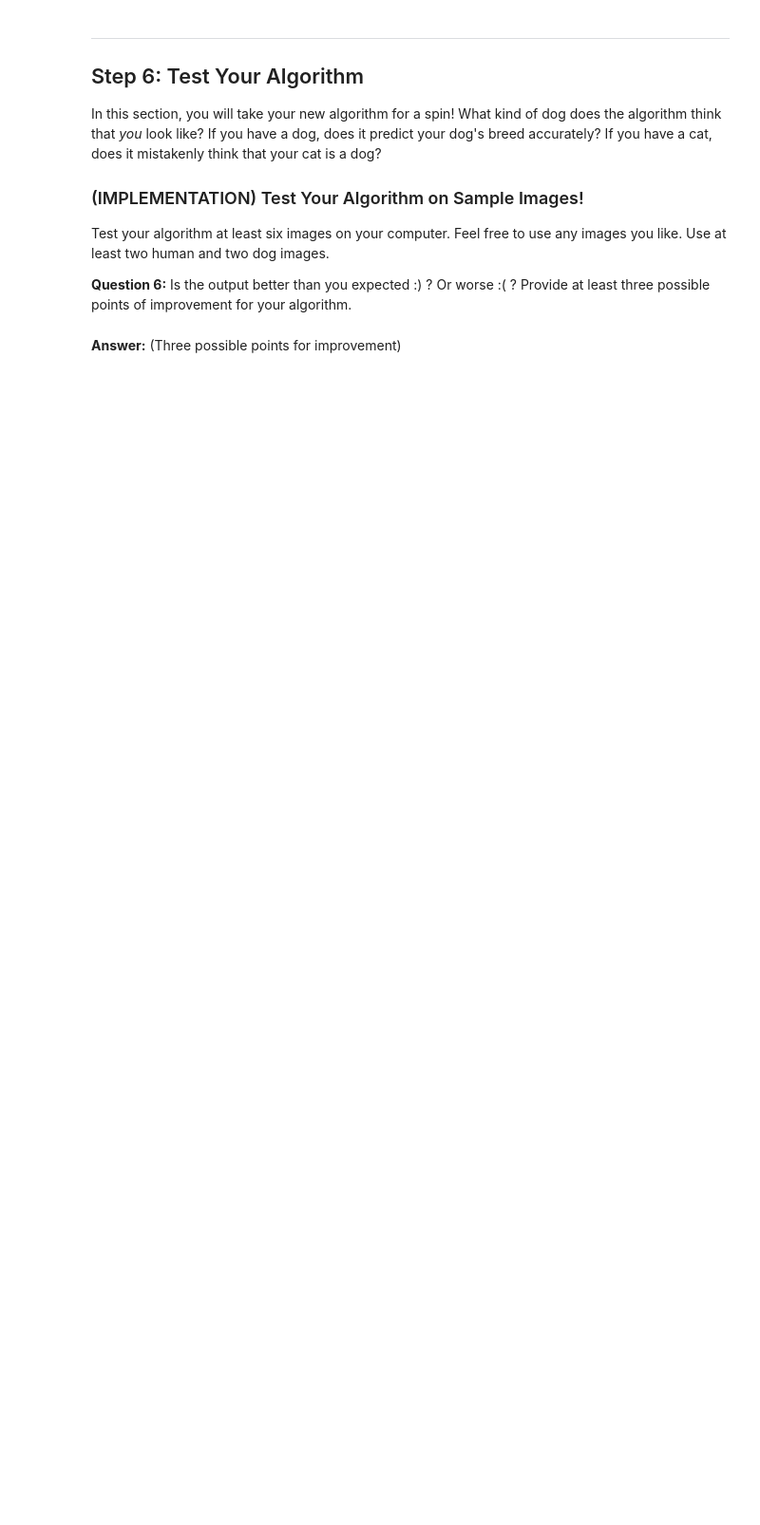
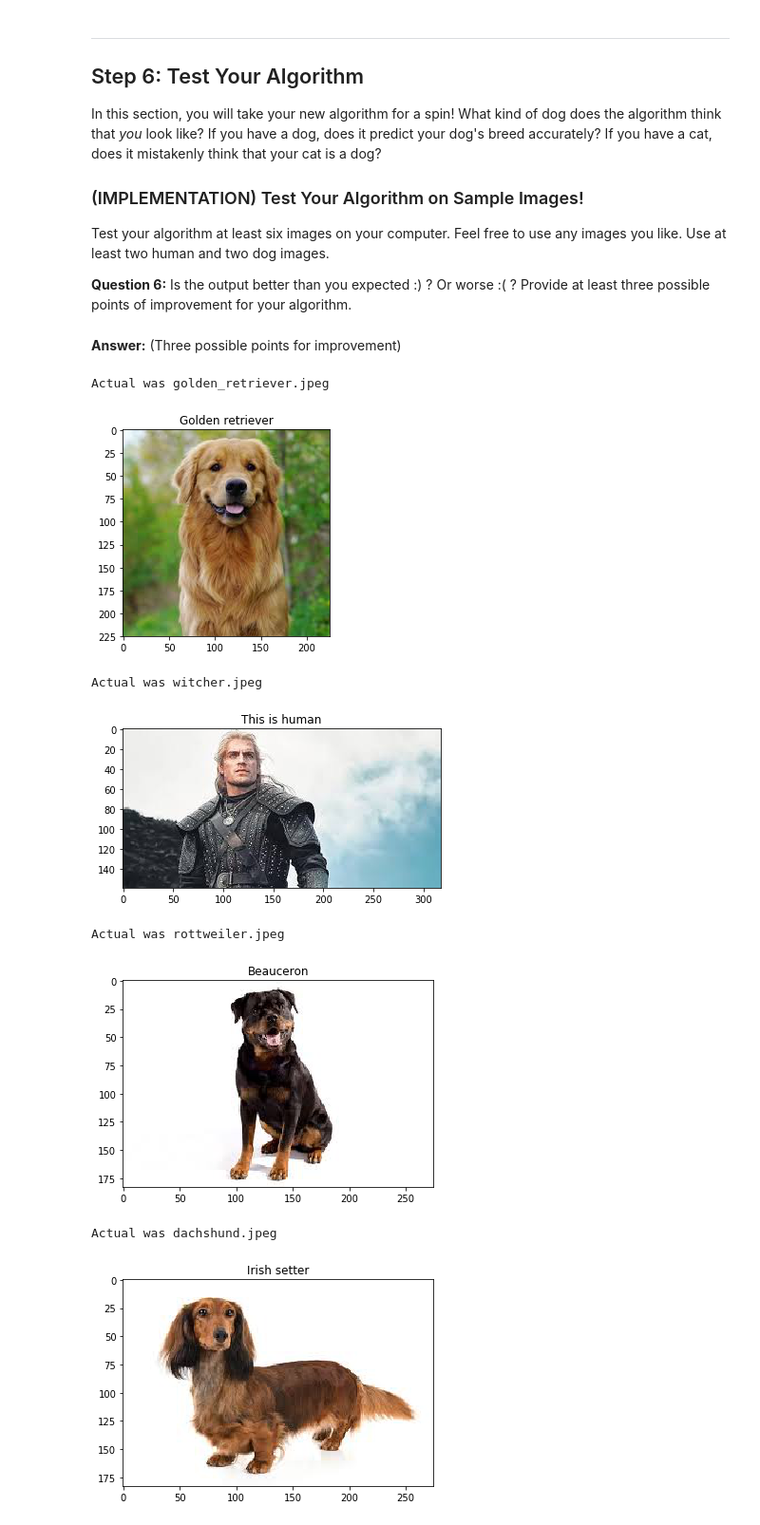
Before and after one commit to m-ahmadshaikh/dog-breed-classifier, a Jupyter notebook: dog_app.ipynb, the cells around one changed output. Shown at 95% size. Cells and saved outputs as stored; diff of their text form; code cells hidden in the pictures; blank space fills up the shorter version.

```diff
--- a/dog_app.ipynb
+++ b/dog_app.ipynb
@@ -60,10 +60,12 @@ from glob import glob
 # load filenames for human and dog images
 human_files = np.array(glob("/data/lfw/*/*"))
 dog_files = np.array(glob("/data/dog_images/*/*/*"))
-
+my_dogs = np.array(glob("my_pics/*"))
 # print number of images in each dataset
 print('There are %d total human images.' % len(human_files))
 print('There are %d total dog images.' % len(dog_files))
+
+print('There are %d total dog images.' % len(my_dogs))
 # %% [output]
 There are 13233 total human images.
 There are 8351 total dog images.
@@ -223,10 +228,11 @@ def dog_detector(img_path):
                                  std=[0.229, 0.224, 0.225])])
     img_t = transform(img)
     batch_t = torch.unsqueeze(img_t, 0)
+    if use_cuda:
+        batch_t = batch_t.cuda()
     VGG16.eval()
     output = VGG16(batch_t)
     _, predicted = torch.max(output.data, 1)
-    predicted = predicted.numpy()
     if predicted in list(range(151,268)): # predicted class index
          return True
     return False
@@ -783,7 +790,7 @@ Write a function that takes an image path as input and returns the dog breed (`A
 ### and returns the dog breed that is predicted by the model.
 
 # list of class names by index, i.e. a name can be accessed like class_names[0]
-class_names = [item[4:].replace("_", " ") for item in data_transfer['train'].classes]
+class_names = [item[4:].replace("_", " ") for item in data_transfer['train'].dataset.classes]
 
 model_transfer.load_state_dict(torch.load('model_transfer.pt'))
 def predict_breed_transfer(img_path):
@@ -839,3 +846,10 @@ Some sample output for our algorithm is provided below, but feel free to design
 
 def run_app(img_path):
     ## handle cases for a human face, dog, and neither
+    if face_detector(img_path):
+        return 'This is human'
+    if dog_detector(img_path):
+        breed = predict_breed_transfer(img_path)
+        return  breed
+    else:
+        return 'Its neither a human nor a dog'
@@ -856,8 +876,19 @@ __Answer:__ (Three possible points for improvement)
 # %%
 ## TODO: Execute your algorithm from Step 6 on
 ## at least 6 images on your computer.
 ## Feel free to use as many code cells as needed.
 
 ## suggested code, below
-for file in np.hstack((human_files[:3], dog_files[:3])):
-    run_app(file)
+for file in my_dogs:
+    print('Actual was '+file.split('/')[1])
+    display(file,run_app(file))
+    print()
+# %% [output]
+Actual was golden_retriever.jpeg
+[figure, added]
+Actual was witcher.jpeg
+[figure, added]
+Actual was rottweiler.jpeg
+[figure, added]
+Actual was dachshund.jpeg
+[figure, added]
```
Also changed, not shown: parts of 9 cells of this notebook, 1 other file.
